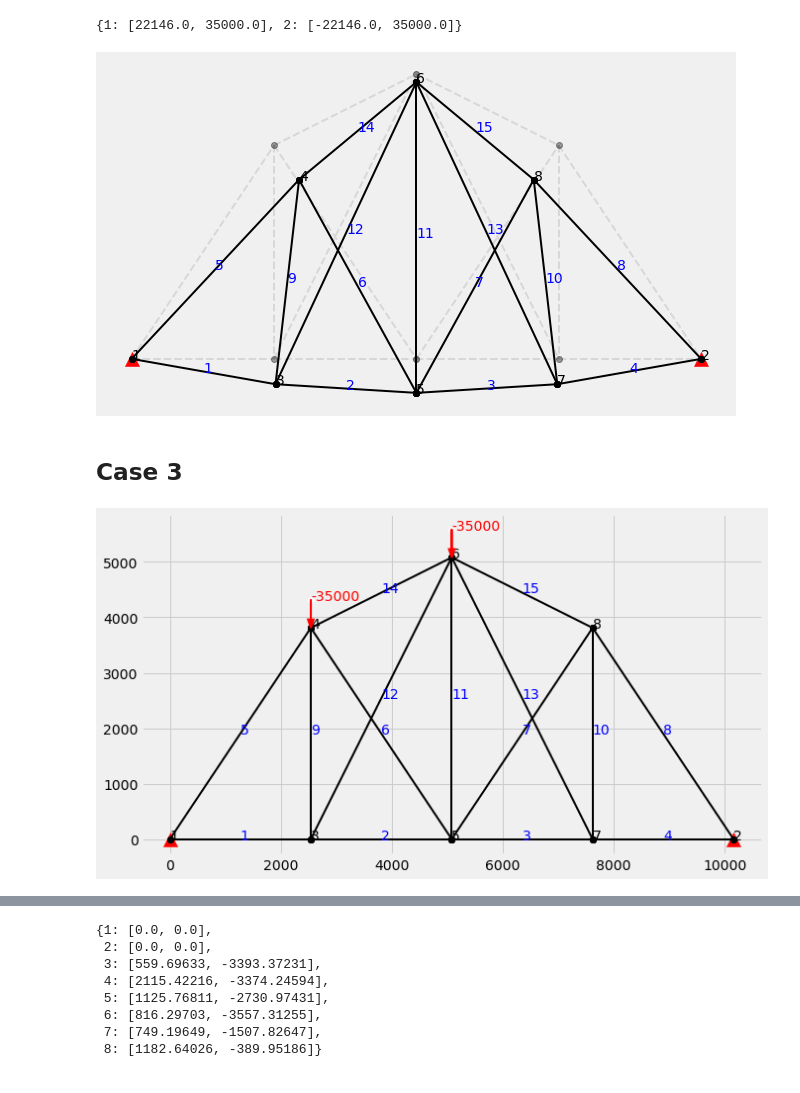
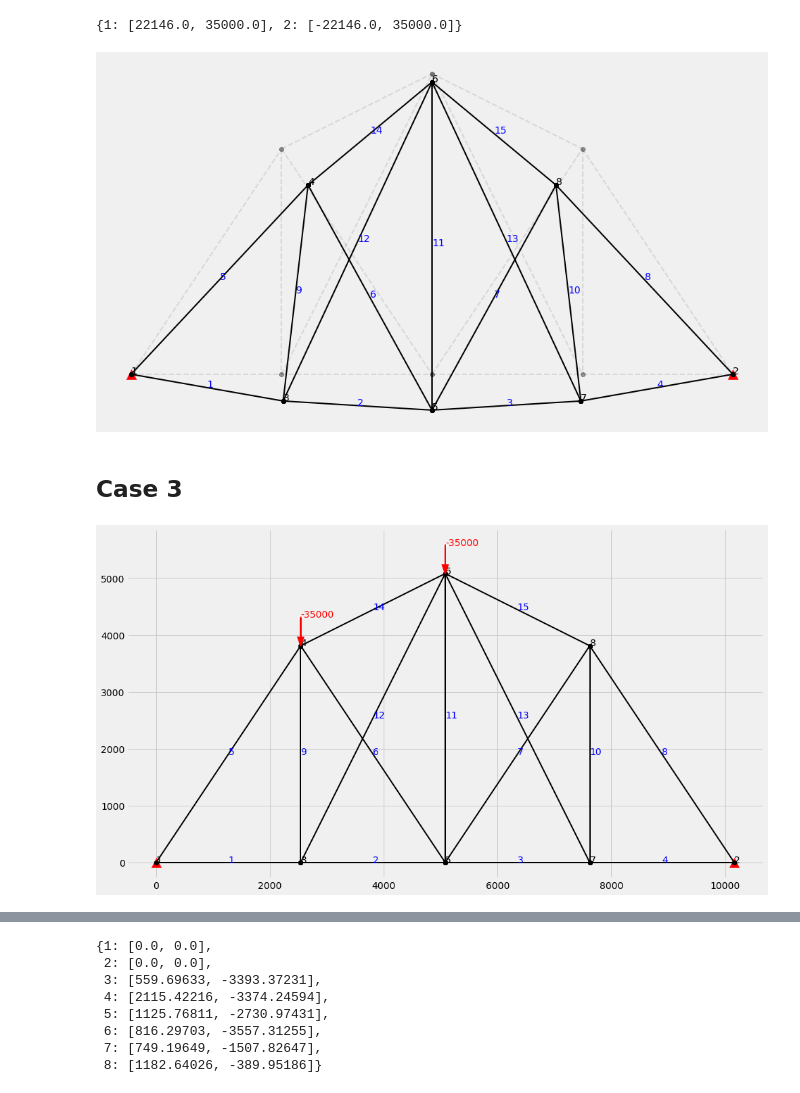
Before and after one commit to mjamezquidilla/pysead, a Jupyter notebook: Examples/Truss_2D/10_Bar_Problem.ipynb, the cells around one changed output, grey strips where cells are left out. Cells and saved outputs as stored; diff of their text form; code cells hidden in the pictures.

```diff
--- a/Examples/Truss_2D/10_Bar_Problem.ipynb
+++ b/Examples/Truss_2D/10_Bar_Problem.ipynb
@@ -297,9 +313,9 @@ Fifteen_Bar_Case_2.reactions_
 # %%
 forces = {4:[0,-35_000], 6:[0,-35_000]}
 # %%
-Fifteen_Bar_Case_2.Draw_Truss_Displacements(figure_size=[10,7], magnification_factor=0.2)
+Fifteen_Bar_Case_2.Draw_Truss_Displacements(figure_size=[15,10], magnification_factor=0.2)
 # %% [output]
-[figure, old version]
+[figure, new version]
 # %% [markdown]
 ## Case 3
 # %%
@@ -310,8 +326,8 @@ Fifteen_Bar_Case_3 = Truss_2D(nodes = nodes,
                               supports= supports,
                               cross_area = cross_area)
 # %%
-Fifteen_Bar_Case_3.Draw_Truss_Setup(figure_size=[10,7],length_of_arrow=500, width_of_arrow=100)
+Fifteen_Bar_Case_3.Draw_Truss_Setup(figure_size=[15,10],length_of_arrow=500, width_of_arrow=100)
 # %% [output]
-[figure, old version]
+[figure, new version]
 # %%
 Fifteen_Bar_Case_3.Solve()
```
Also changed, not shown: parts of 10 cells of this notebook, 2 other files.
